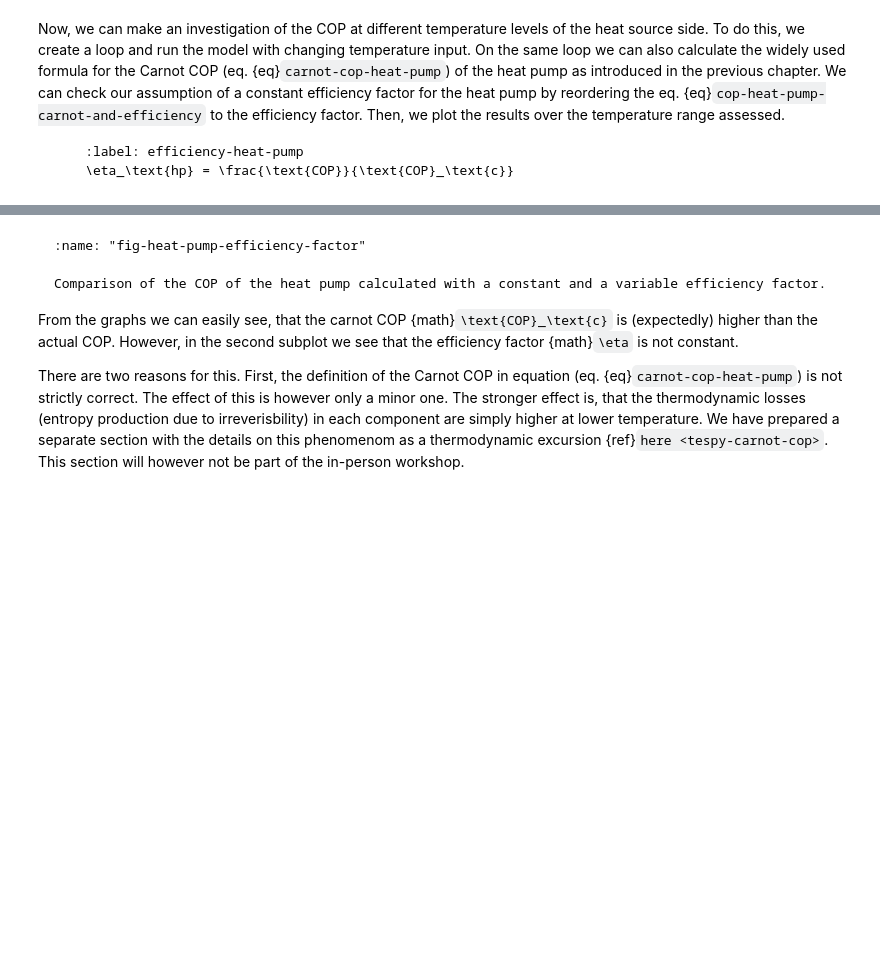
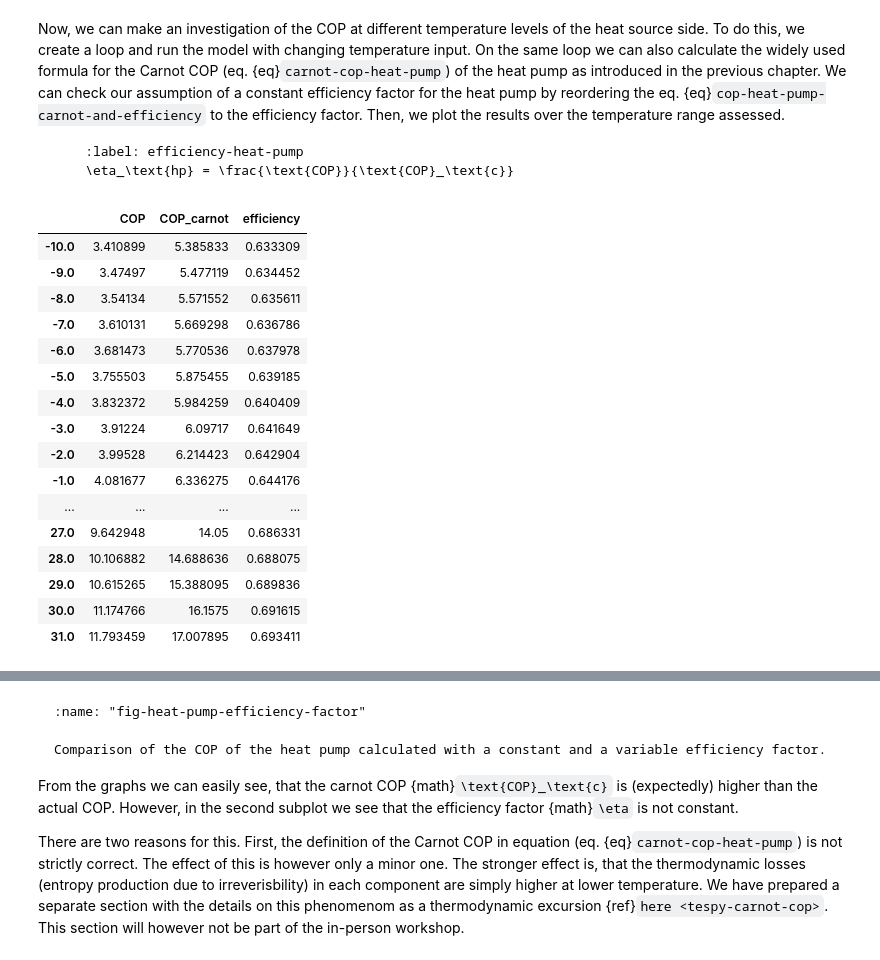
Before and after one commit to oemof/heat-pump-tutorial, a Jupyter notebook: workshop/simple-model/tespy.ipynb, the cells around one changed output, grey strips where cells are left out. Saved outputs shown, nothing was run; the diff lists cells and outputs as text; code cells hidden in the pictures; blank space fills up the shorter version.

```diff
--- a/workshop/simple-model/tespy.ipynb
+++ b/workshop/simple-model/tespy.ipynb
@@ -172,18 +172,36 @@ assessed.
 # %%
 import pandas as pd
 import numpy as np
 
 
-temperature_range = np.linspace(-10, 31, 32)
+temperature_range = np.linspace(-10, 31, 42)
 results = pd.DataFrame(index=temperature_range, columns=["COP", "COP_carnot"])
 
 for T in temperature_range:
     c2.set_attr(T=T)
     nwk.solve("design")
     results.loc[T, "COP"] = abs(cd.Q.val) / cp.P.val
     results.loc[T, "COP_carnot"] = c4.T.val_SI / (c4.T.val - c2.T.val)
 
 results["efficiency"] = results["COP"] / results["COP_carnot"]
+# %% [output]
+|  | COP | COP_carnot | efficiency |
+| -10.0 | 3.410899 | 5.385833 | 0.633309 |
+| -9.0 | 3.47497 | 5.477119 | 0.634452 |
+| -8.0 | 3.54134 | 5.571552 | 0.635611 |
+| -7.0 | 3.610131 | 5.669298 | 0.636786 |
+| -6.0 | 3.681473 | 5.770536 | 0.637978 |
+| -5.0 | 3.755503 | 5.875455 | 0.639185 |
+| -4.0 | 3.832372 | 5.984259 | 0.640409 |
+| -3.0 | 3.91224 | 6.09717 | 0.641649 |
+| -2.0 | 3.99528 | 6.214423 | 0.642904 |
+| -1.0 | 4.081677 | 6.336275 | 0.644176 |
+| ... | ... | ... | ... |
+| 27.0 | 9.642948 | 14.05 | 0.686331 |
+| 28.0 | 10.106882 | 14.688636 | 0.688075 |
+| 29.0 | 10.615265 | 15.388095 | 0.689836 |
+| 30.0 | 11.174766 | 16.1575 | 0.691615 |
+| 31.0 | 11.793459 | 17.007895 | 0.693411 |
 # %%
 from matplotlib import pyplot as plt
 
```
Also changed, not shown: parts of 5 cells of this notebook, 11 other files.
